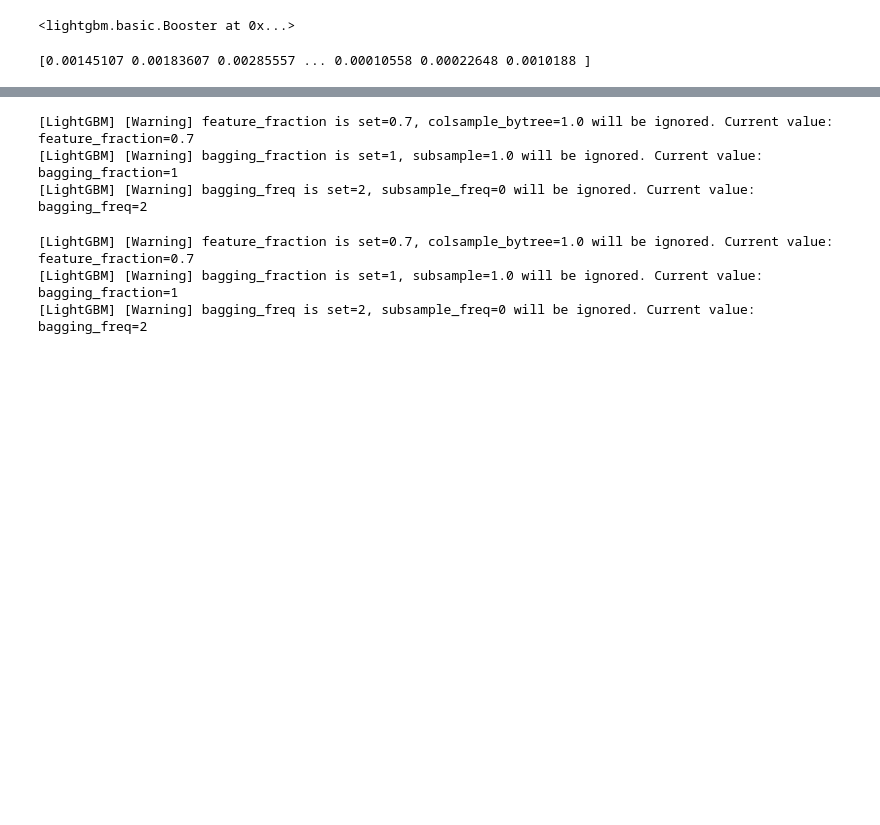
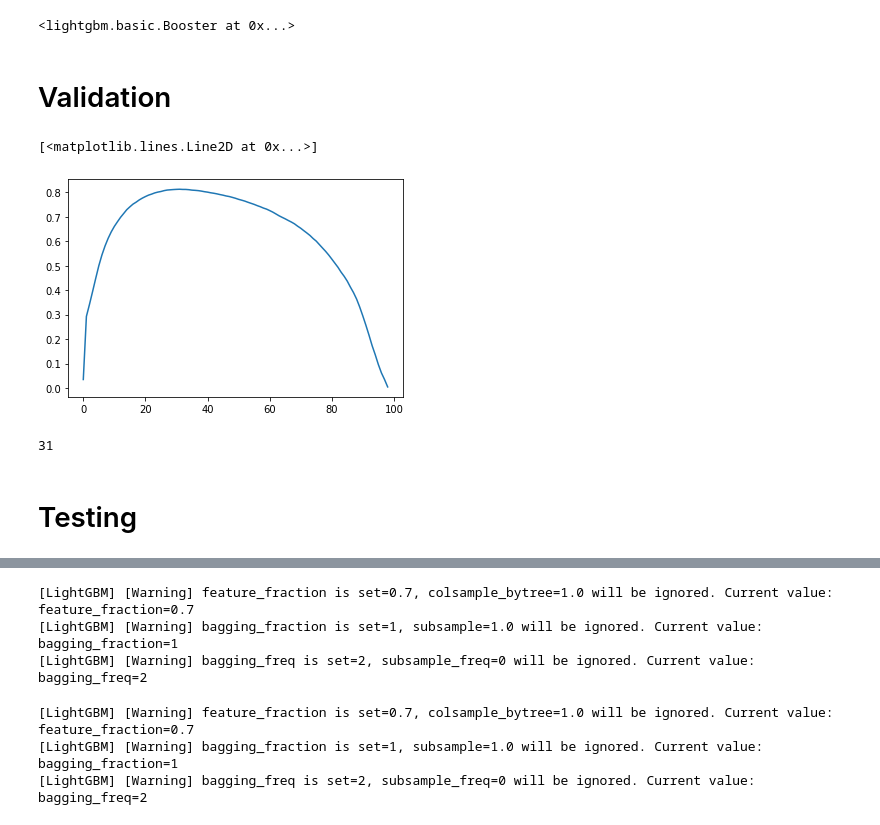
Before and after one commit to kaiiiz/credit-card-fraud-detection, a Jupyter notebook: notebooks/Lightgbm.ipynb, the cells around one changed output, grey strips where cells are left out. Saved outputs shown, nothing was run; the diff lists cells and outputs as text; code cells hidden in the pictures; blank space fills up the shorter version.

```diff
--- a/notebooks/Lightgbm.ipynb
+++ b/notebooks/Lightgbm.ipynb
@@ -44,4 +13,6 @@ train_data = train_data[feat_col]
+# %%
+raw_data_y = raw_data[['fraud_ind']]
 # %%
-x_train,x_val,y_train,y_val = train_test_split(train_data[feat_col] ,
-                                               train_data_y,
-                                              test_size = 0.2)
+x_train,x_val,y_train,y_val = train_test_split(raw_data.drop("fraud_ind", 1),
+                                               raw_data_y,
+                                               test_size = 0.2)
@@ -108,9 +78,27 @@ And if memory is not enough, you can set `force_col_wise=true`.
 train_results.save_model('lightgbm_model.txt')
 # %% [output]
 <lightgbm.basic.Booster at 0x...>
+# %% [markdown]
+# Validation
 # %%
 predict = train_results.predict(x_val)
-# %%
-print(predict)
-# %% [output]
-[0.00145107 0.00183607 0.00285557 ... 0.00010558 0.00022648 0.0010188 ]
+# %%
+def f_score_cal(labels, preds):
+    ((TN, FP), (FN, TP)) = confusion_matrix(labels, preds, labels=[0, 1])
+    precision = TP / (TP + FP)
+    recall = TP / (TP + FN)
+    f_score = 2 * (precision * recall) / (precision + recall)
+    return f_score
+# %%
+val_dist = [f_score_cal((predict > i / 100).astype(np.int32), raw_data['fraud_ind'].values) for i in range(0, 99)]
+# %%
+plt.plot(val_dist)
+# %% [output]
+[<matplotlib.lines.Line2D at 0x...>]
+[figure, added]
+# %%
+np.argmax(val_dist)
+# %% [output]
+31
+# %% [markdown]
+# Testing
```
Also changed, not shown: parts of 17 cells of this notebook.
